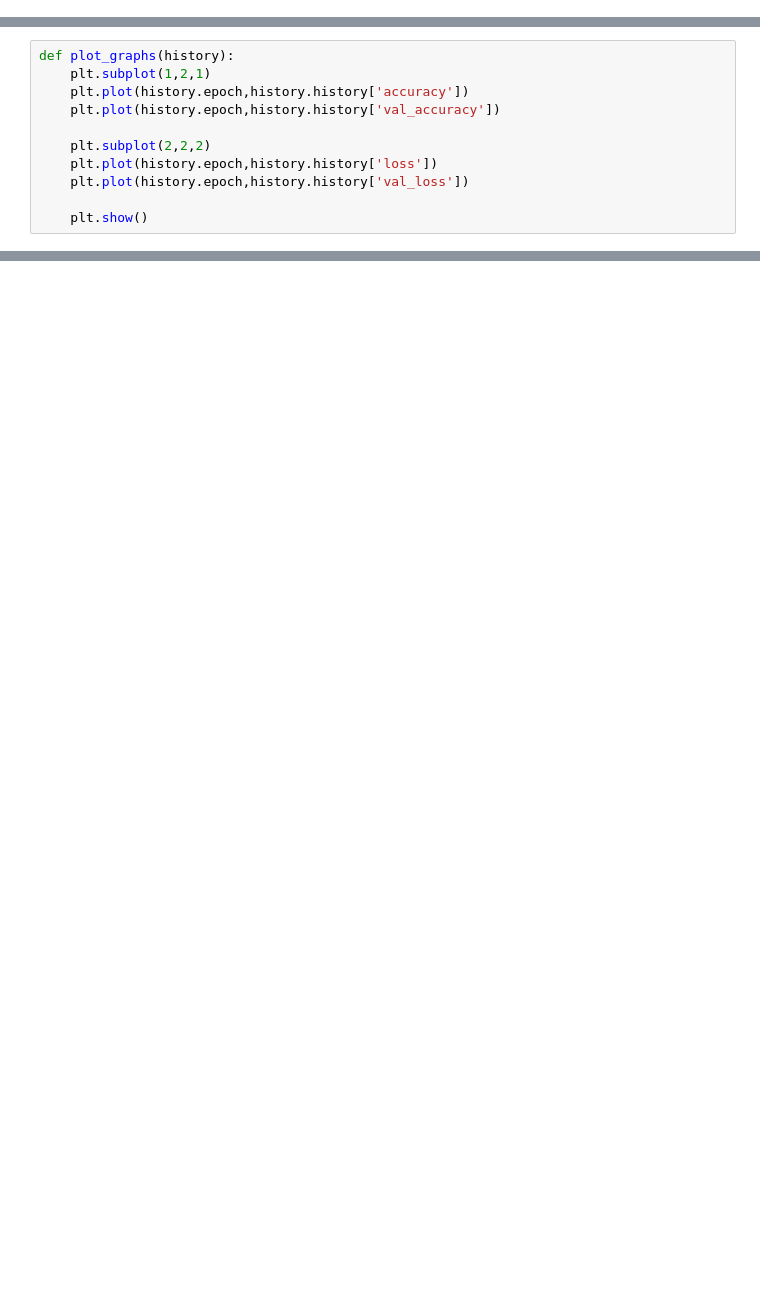
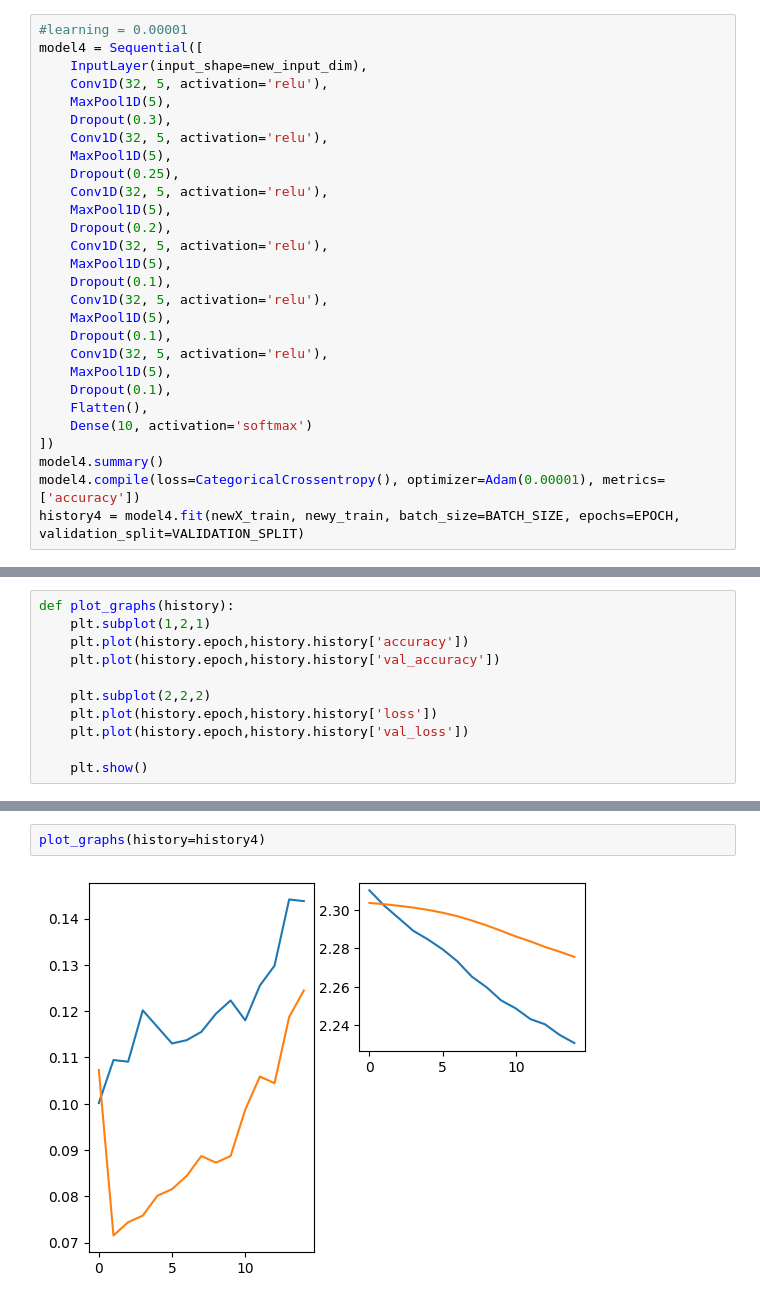
Before and after one commit to lucijamilicic/ml_music_classification, a Jupyter notebook: Conv1D.ipynb, the cells around one changed output, grey strips where cells are left out. Drawn from its saved outputs; the diff is of its cells as text; blank space fills up the shorter version.

```diff
--- a/Conv1D.ipynb
+++ b/Conv1D.ipynb
@@ -320,0 +349,28 @@ model3.save("model-0.0001rate.h5")
+# %%
+#learning = 0.00001
+model4 = Sequential([
+    InputLayer(input_shape=new_input_dim),
+    Conv1D(32, 5, activation='relu'),
+    MaxPool1D(5),
+    Dropout(0.3),
+    Conv1D(32, 5, activation='relu'),
+    MaxPool1D(5),
+    Dropout(0.25),
+    Conv1D(32, 5, activation='relu'),
+    MaxPool1D(5),
+    Dropout(0.2),
+    Conv1D(32, 5, activation='relu'),
+    MaxPool1D(5),
+    Dropout(0.1),
+    Conv1D(32, 5, activation='relu'),
+    MaxPool1D(5),
+    Dropout(0.1),
+    Conv1D(32, 5, activation='relu'),
+    MaxPool1D(5),
+    Dropout(0.1),
+    Flatten(),
+    Dense(10, activation='softmax')
+])
+model4.summary()
+model4.compile(loss=CategoricalCrossentropy(), optimizer=Adam(0.00001), metrics=['accuracy'])
+history4 = model4.fit(newX_train, newy_train, batch_size=BATCH_SIZE, epochs=EPOCH, validation_split=VALIDATION_SPLIT)
@@ -343,0 +425,4 @@ plot_graphs(history=history3)
+# %%
+plot_graphs(history=history4)
+# %% [output]
+[figure, added]
```
Also changed, not shown: parts of 13 cells of this notebook, 4 other files.
